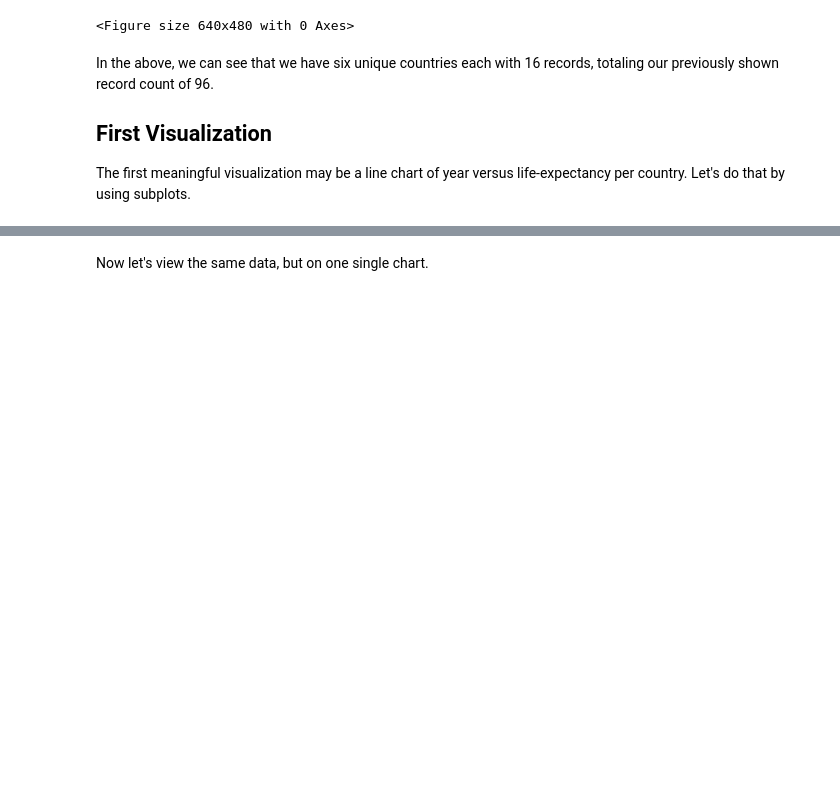
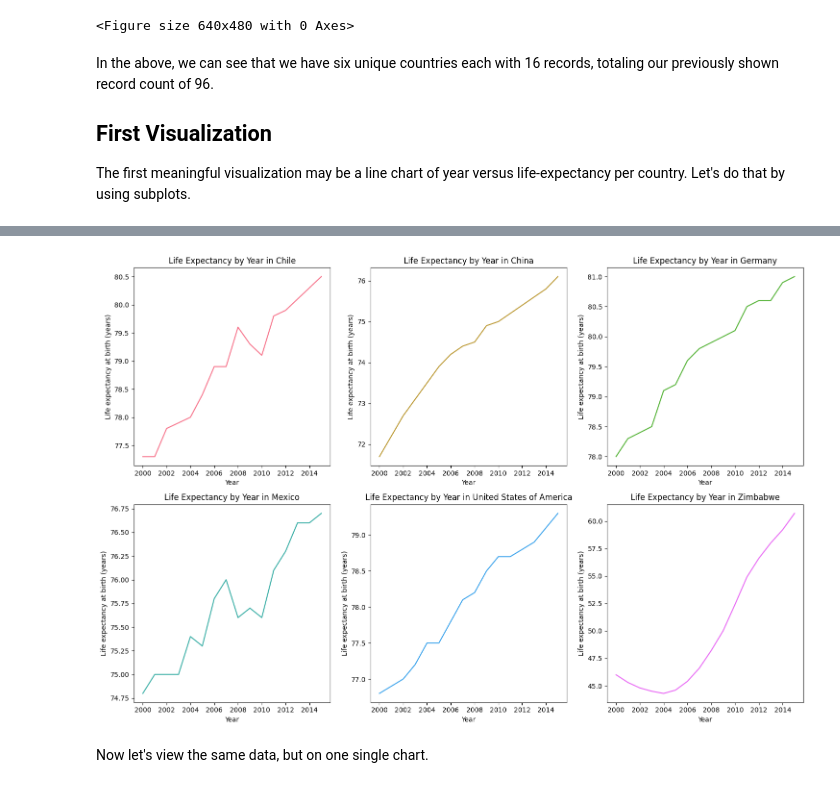
Before and after one commit to harryw1/cuddly-tribble, a Jupyter notebook: data-science-ml/coursework/jupyter/06_life_expectancy_portfolio/life_expectancy_gdp.ipynb, the cells around one changed output, grey strips where cells are left out. Cells and saved outputs as stored; diff of their text form; code cells hidden in the pictures; blank space fills up the shorter version.

```diff
--- a/data-science-ml/coursework/jupyter/06_life_expectancy_portfolio/life_expectancy_gdp.ipynb
+++ b/data-science-ml/coursework/jupyter/06_life_expectancy_portfolio/life_expectancy_gdp.ipynb
@@ -58,19 +59,3 @@ shown record count of 96.
 
 The first meaningful visualization may be a line chart of year versus life-expectancy per country. Let's do
 that by using subplots.
-# %%
-## line plot of life expectancy per year by country
-for country in df['Country'].unique():
-    ## filter the dataframe
-    sub_df = df[df['Country'] == country]
-
-    ## plot the data
-    sns.lineplot(x='Year', y='Life expectancy at birth (years)',
-                 data=sub_df)
-
-    ## labels and show
-    plt.title(f'Life Expectancy per Year in {country}')
-    plt.xlabel('Year')
-    plt.ylabel('Life Expectancy at Birth (Years)')
-    plt.show()
-    plt.clf()
@@ -85,3 +62,29 @@ for country in df['Country'].unique():
+# %%
+# Create a color palette for the number of plots you need
+colors = sns.color_palette("husl", n_plots)
+
+# Calculate number of rows and columns needed
+n_plots = len(df['Country'].unique())
+n_cols = math.ceil(math.sqrt(n_plots))
+n_rows = math.ceil(n_plots / n_cols)
+
+# Create figure
+fig, axes = plt.subplots(n_rows, n_cols, figsize=(5*n_cols, 5*n_rows))
+axes_flat = axes.flatten()
+
+# Loop through data and create subplots
+for i, (ax, country, color) in enumerate(zip(axes_flat, df['Country'].unique(), colors)):
+    if i < n_plots:
+        sub_df = df[df['Country'] == country]
+        sns.lineplot(data=sub_df, x="Year", y=life, ax=ax, color=color)
+        ax.set_title(f'Life Expectancy by Year in {country}')
+    else:
+        fig.delaxes(ax)
+
+plt.tight_layout()
+plt.show()
+# %% [output]
+[figure, added]
 # %% [markdown]
 Now let's view the same data, but on one single chart.
 # %%
```
Also changed, not shown: parts of 5 cells of this notebook.
